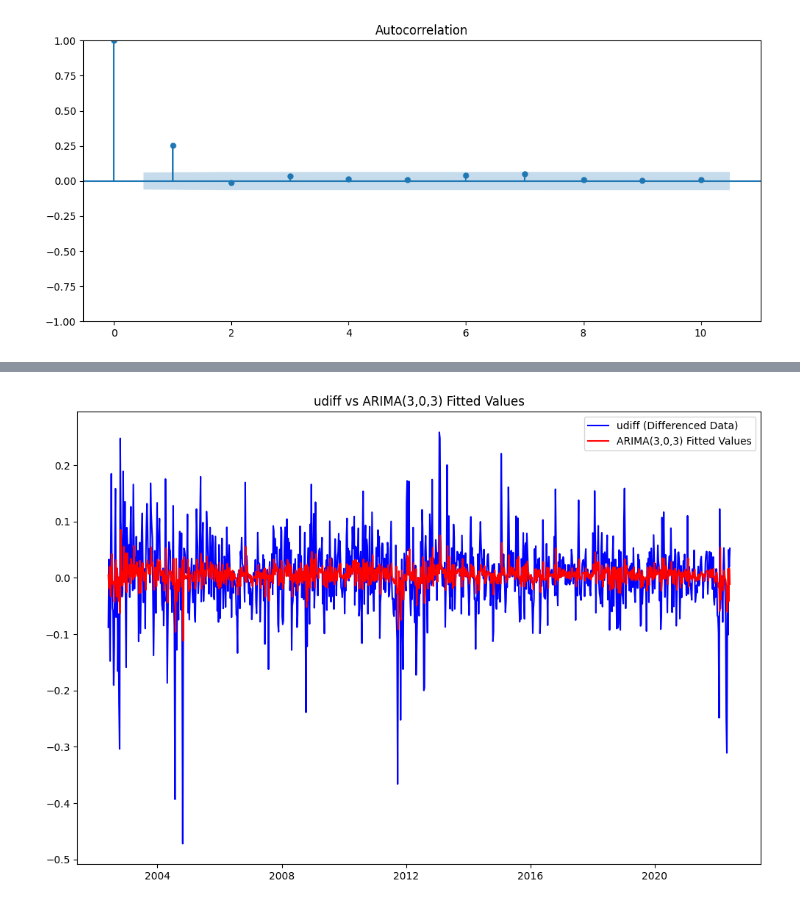
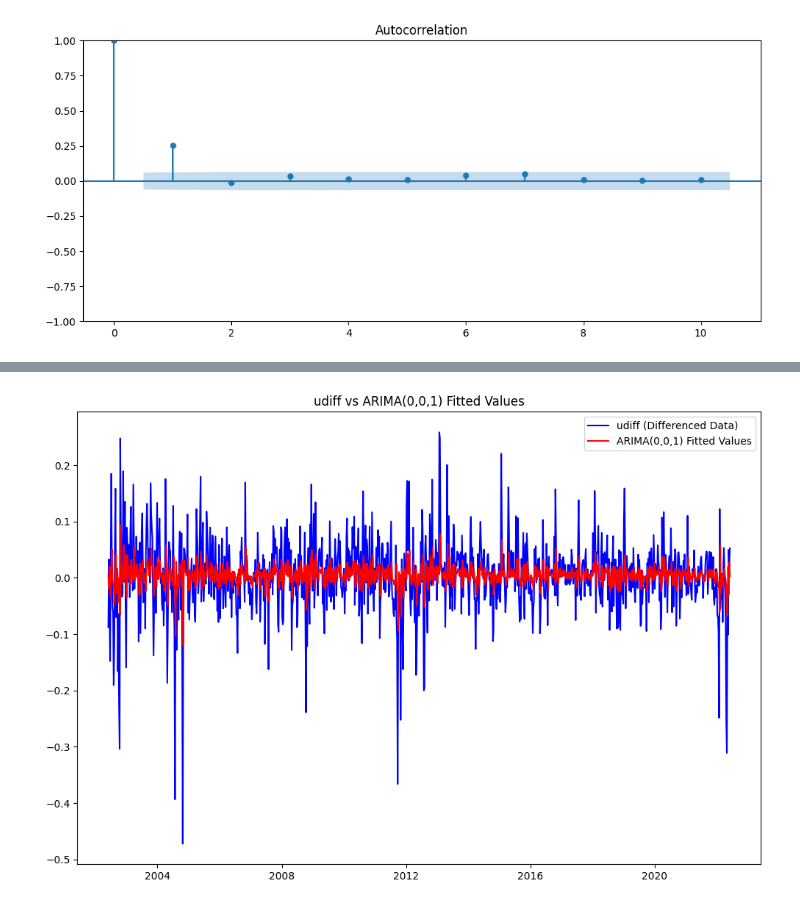
Before and after one commit to Jeff-004/Projects, a Jupyter notebook: Time_Series_Forecasting_of_Stock_Price.ipynb, the cells around one changed output, grey strips where cells are left out. Saved outputs shown, nothing was run; the diff lists cells and outputs as text; code cells hidden in the pictures.

```diff
--- a/Time_Series_Forecasting_of_Stock_Price.ipynb
+++ b/Time_Series_Forecasting_of_Stock_Price.ipynb
@@ -68,6 +98,13 @@ plt.show()
 # %%
+import warnings
+warnings.filterwarnings("ignore")
+
 # Fit ARIMA directly to the pandas Series to preserve the index
-arima_model = ARIMA(udiff['weekly_ret'], order=(3, 0, 3))
+arima_model = ARIMA(udiff['weekly_ret'], order=(0,0,1))
 arima_fit = arima_model.fit()
-print(arima_fit.summary())
+print("ARIMA(0,0,1) Model Results")
+print("-" * 30)
+print("AIC:", round(arima_fit.aic, 3))
+print("BIC:", round(arima_fit.bic, 3))
+print("Log Likelihood:", round(arima_fit.llf, 3))
 # %% [output]
@@ -91,10 +116,10 @@ Warnings:
 # %%
 plt.figure(figsize=(12, 8))
 plt.plot(udiff['weekly_ret'], color='blue', label='udiff (Differenced Data)')
-plt.plot(arima_fit.fittedvalues, color='red', label='ARIMA(3,0,3) Fitted Values')
+plt.plot(arima_fit.fittedvalues, color='red', label='ARIMA(0,0,1) Fitted Values')
 plt.legend()
-plt.title('udiff vs ARIMA(3,0,3) Fitted Values')
+plt.title('udiff vs ARIMA(0,0,1) Fitted Values')
 plt.show()
 # %% [output]
-[figure, old version]
+[figure, new version]
 # %%
```
Also changed, not shown: parts of 6 cells of this notebook.
